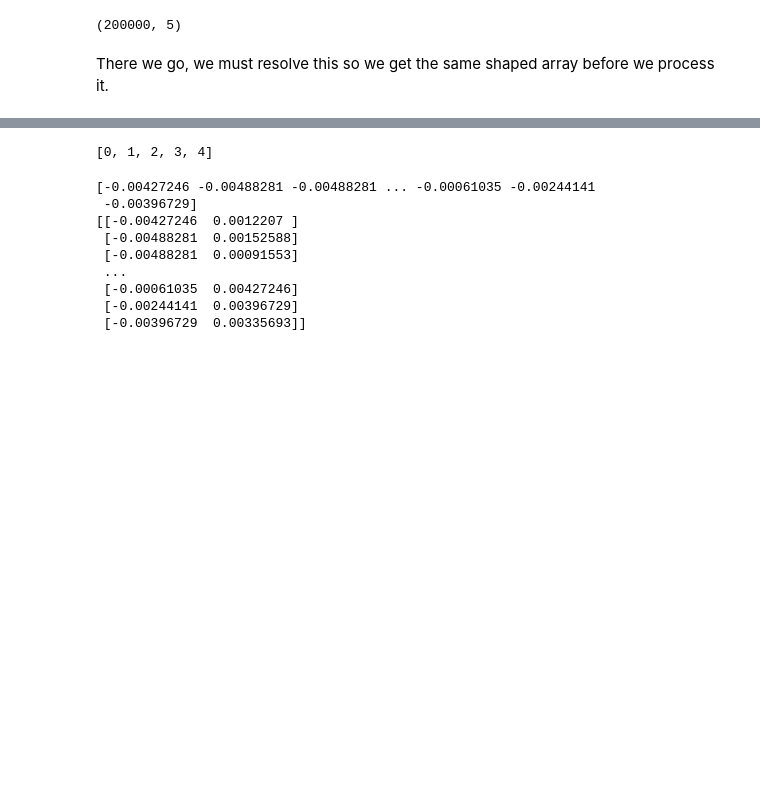
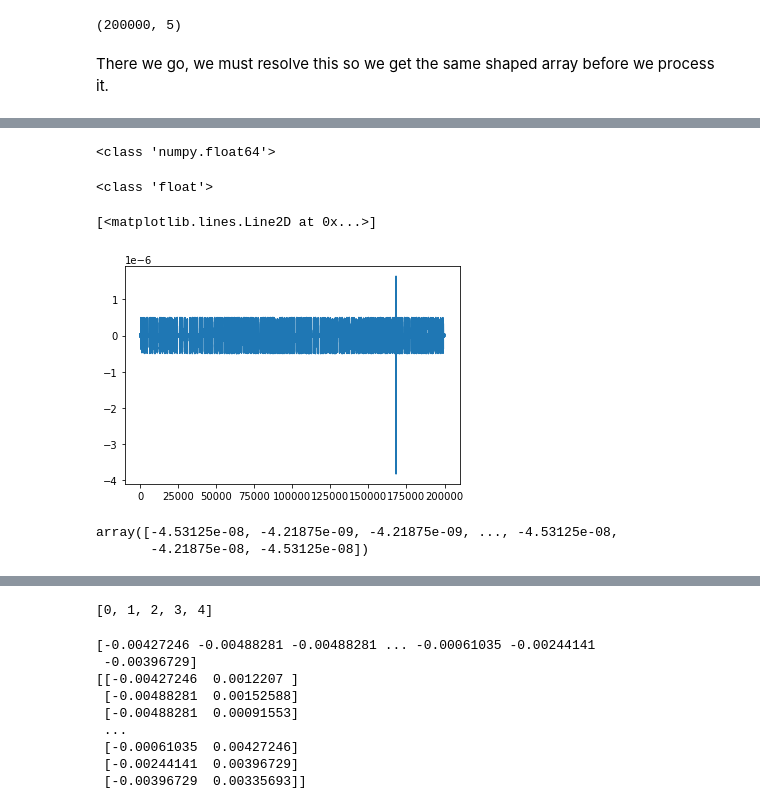
Before and after one commit to ReSurfEMG/ReSurfEMG, a Jupyter notebook: open_work/file_reading.ipynb, the cells around one changed output, grey strips where cells are left out. Cells and saved outputs as stored; diff of their text form; code cells hidden in the pictures; blank space fills up the shorter version.

```diff
--- a/open_work/file_reading.ipynb
+++ b/open_work/file_reading.ipynb
@@ -298,0 +270,20 @@ array([['0.0018311', 0.00030518, 0.00030518, ..., 0.0018311, 0.0030518,
+# %%
+print(type(output[0][12]))
+# %% [output]
+<class 'numpy.float64'>
+# %%
+print(type(output3[0][5]))
+# %% [output]
+<class 'float'>
+# %%
+#plt.plot(output[0])
+output3 = np.array(output2).astype('float64')
+plt.plot(output3[0]- output[0])
+# %% [output]
+[<matplotlib.lines.Line2D at 0x...>]
+[figure, added]
+# %%
+output[0] - output3[0]
+# %% [output]
+array([-4.53125e-08, -4.21875e-09, -4.21875e-09, ..., -4.53125e-08,
+       -4.21875e-08, -4.53125e-08])
```
Also changed, not shown: parts of 14 cells of this notebook, 1 other file.
